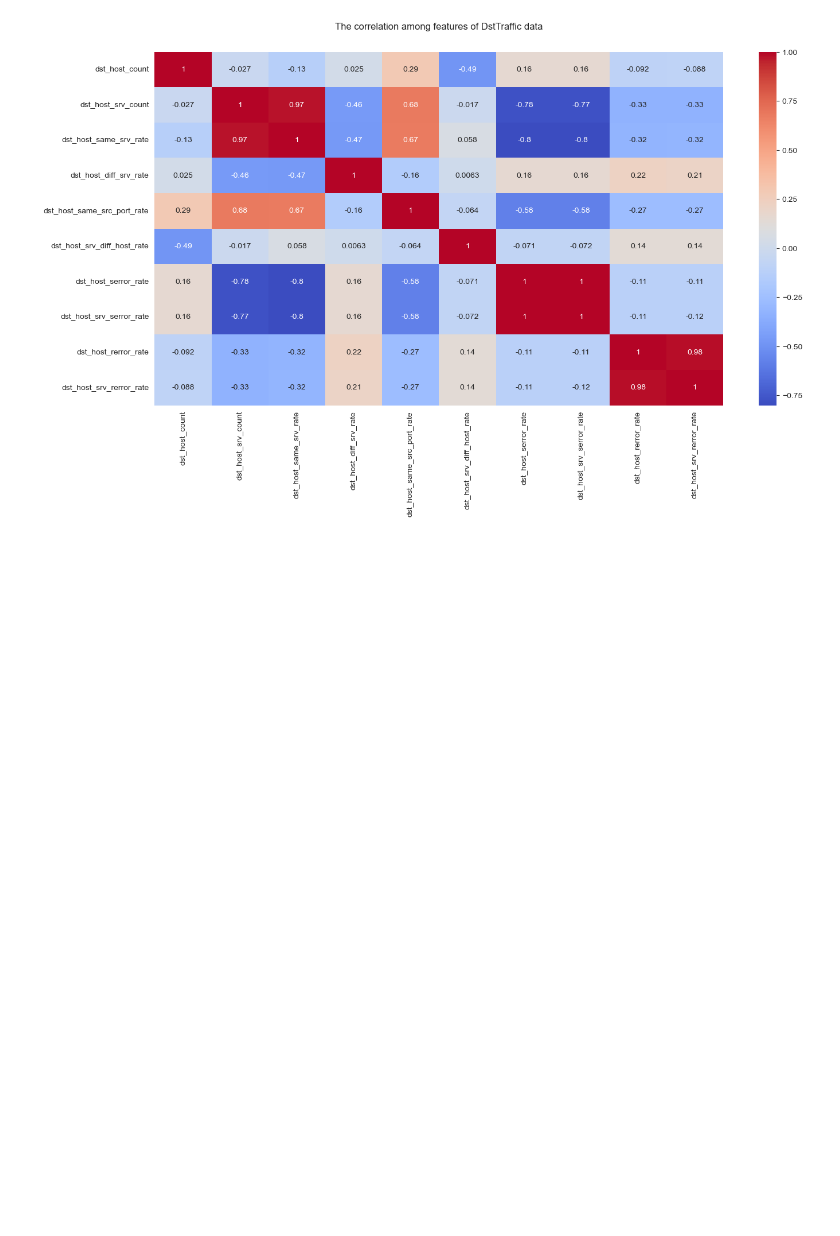
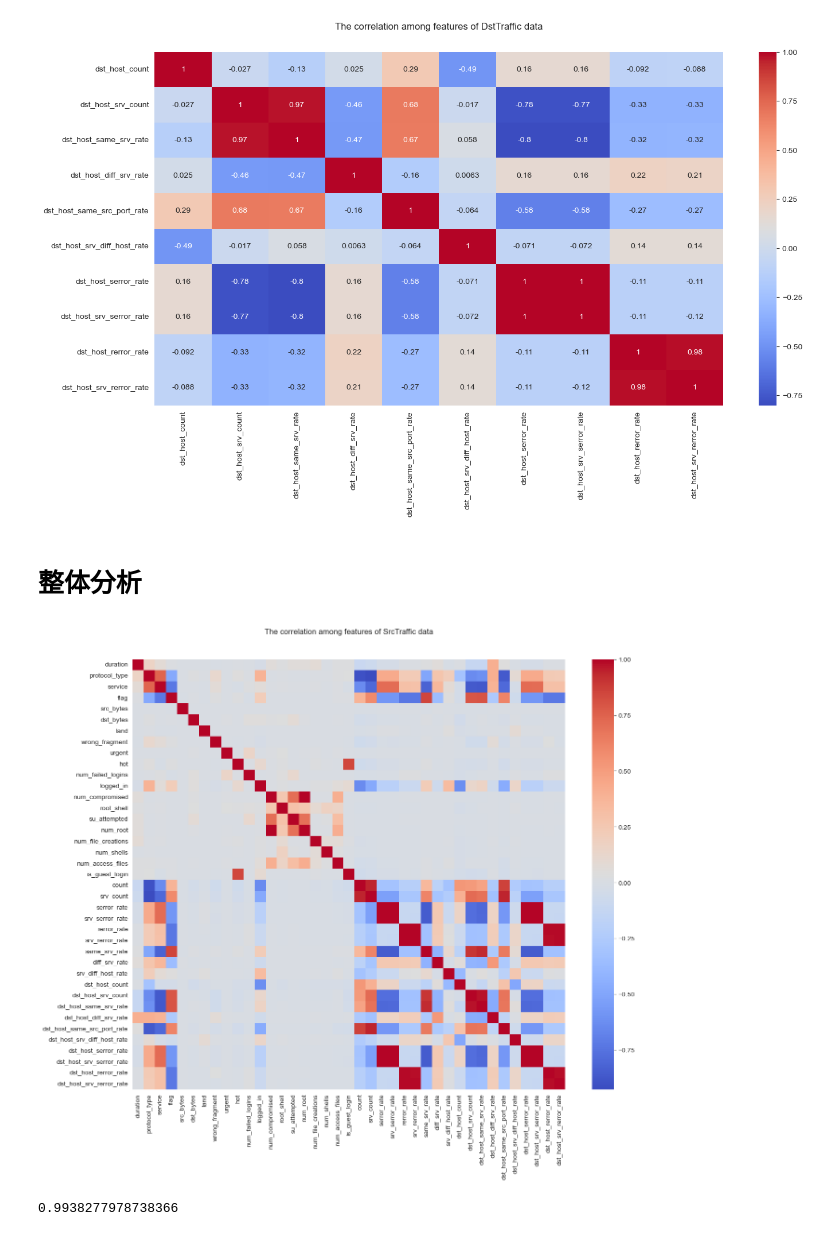
Before and after one commit to liaaaaang/MlWork, a Jupyter notebook: 网络入侵检测-数据处理.ipynb, the cells around one changed output. Saved outputs shown, nothing was run; the diff lists cells and outputs as text; code cells hidden in the pictures; blank space fills up the shorter version.

```diff
--- a/网络入侵检测-数据处理.ipynb
+++ b/网络入侵检测-数据处理.ipynb
@@ -8,21 +7,19 @@ from sklearn.ensemble import ExtraTreesClassifier
 # %%
 ##查看关于corrected中的数据
-train_data = pd.read_csv('./dataset/kddcup.data_10_percent_corrected', header=None)
-test_data = pd.read_csv('./dataset/corrected', header=None)
+data = pd.read_csv('./dataset/kddcup.data_10_percent_corrected', header=None)
 
 features_single_tcp_connetct_columns=["duration", "protocol_type", "service", "flag", "src_bytes", "dst_bytes","land", "wrong_fragment", "urgent"]#单一TCP连接特征
 features_Content_features_columns = ["hot", "num_failed_logins", "logged_in","num_compromised", "root_shell", "su_attempted", "num_root",  #登录特征
     "num_file_creations","num_shells", "num_access_files", "num_outbound_cmds", "is_host_login","is_guest_login"]
-features_Traffic_within_twoscconds_columns =[    "count", "srv_count", "serror_rate", "srv_serror_rate","rerror_rate",
+features_Traffic_within_twoscconds_columns =["count", "srv_count", "serror_rate", "srv_serror_rate","rerror_rate",
     "srv_rerror_rate", "same_srv_rate", "diff_srv_rate","srv_diff_host_rate"]
 features_DST_Traffic_within_twoscconds_columns = [  "dst_host_count", "dst_host_srv_count","dst_host_same_srv_rate", "dst_host_diff_srv_rate","dst_host_same_src_port_rate", "dst_host_srv_diff_host_rate","dst_host_serror_rate", "dst_host_srv_serror_rate","dst_host_rerror_rate", "dst_host_srv_rerror_rate"]
 label = ["label"]
 columns = features_single_tcp_connetct_columns+features_Content_features_columns+features_Traffic_within_twoscconds_columns+features_DST_Traffic_within_twoscconds_columns+label
-train_data.columns = columns
-test_data.columns = columns
+data.columns = columns
 # %%
-train_data.drop(columns=['num_outbound_cmds','is_host_login'],inplace=True)
-test_data.drop(columns=['num_outbound_cmds','is_host_login'],inplace=True)
+#删除全零向量
+data.drop(columns=['num_outbound_cmds','is_host_login'],inplace=True)
 features_Content_features_columns.remove('num_outbound_cmds')
 features_Content_features_columns.remove('is_host_login')
 # %%
@@ -37,0 +72,4 @@ for col in categorical_columns:
+# %%
+#保留这个数据，后面用于合并到处理后的数据中保存
+labels=data[['label','label_digit','attack_type','attack_type_digit']]
+labels
@@ -37,0 +90,3 @@ for col in categorical_columns:
+# %%
+#删除，为了后面整体相关性分析
+x= data.drop(columns=labels)
@@ -153,3 +241,19 @@ plt.title('The correlation among features of DstTraffic data',y= 1.05)
 plt.savefig('./picture/correlation_DstTraffic.png')
 # %% [output]
 [figure]
+# %% [markdown]
+# 整体分析
+# %%
+# 连接特征相关性分析
+correlation_matrix = x.corr()
+plt.figure(figsize=(15, 12))
+sns.heatmap(correlation_matrix, cmap = "coolwarm")
+plt.title('The correlation among features of SrcTraffic data',y= 1.05)
+plt.savefig('./picture/correlation_Alldata.png')
+# %% [output]
+[figure, added]
+# %%
+#查看属性相关性，高相关的属性需要在后面删除一个，相当于去除冗余
+x['num_root'].corr(x['num_compromised'])
+# %% [output]
+0.9938277978738366
```
Also changed, not shown: parts of 30 cells of this notebook, 13 other files.
